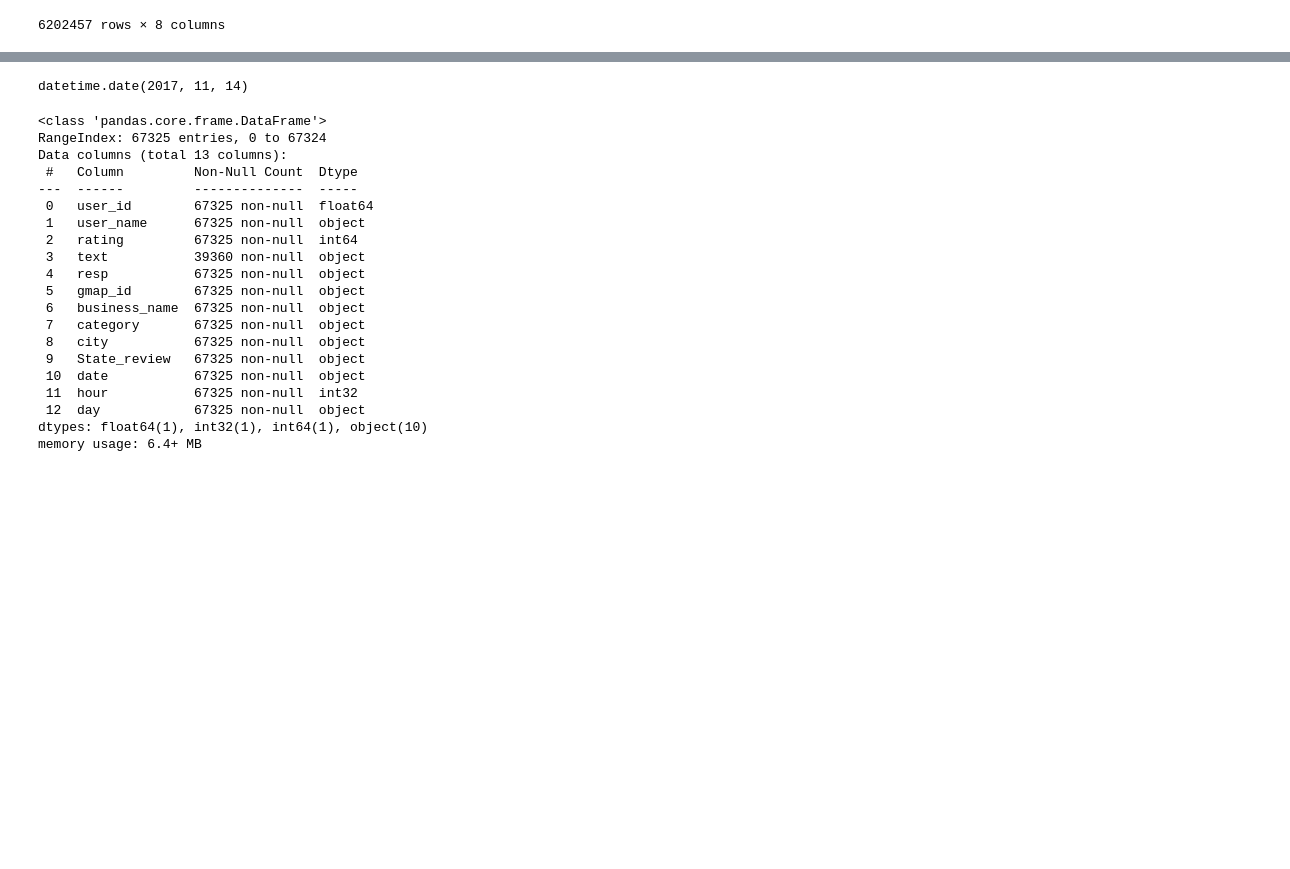
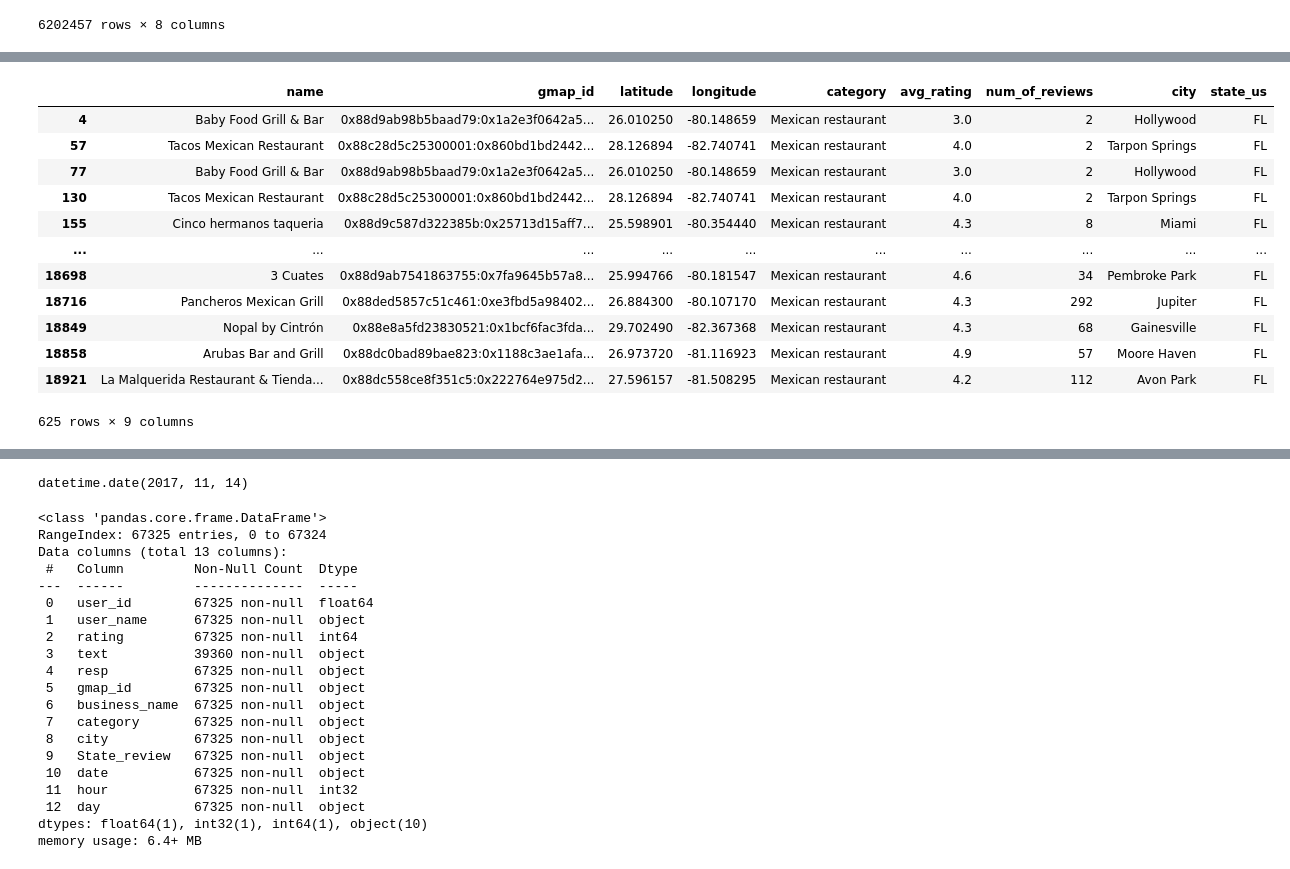
Before and after one commit to Agusherbo/ProyectoG4-Google_Yelp, a Jupyter notebook: Notebooks/ETL/Google.ipynb, the cells around one changed output, grey strips where cells are left out. Drawn from its saved outputs; the diff is of its cells as text; code cells hidden in the pictures; blank space fills up the shorter version.

```diff
--- a/Notebooks/ETL/Google.ipynb
+++ b/Notebooks/ETL/Google.ipynb
@@ -211,0 +228,2 @@ memory usage: 6.3+ MB
+# %%
+df_final = df_filtrado[df_filtrado['state_us'] == 'FL']
@@ -212,2 +246,18 @@ memory usage: 6.3+ MB
+# %%
+df_final
+# %% [output]
+|  | name | gmap_id | latitude | longitude | category | avg_rating | num_of_reviews | city | state_us |
+| 4 | Baby Food Grill & Bar | 0x88d9ab98b5baad79:0x1a2e3f0642a5... | 26.010250 | -80.148659 | Mexican restaurant | 3.0 | 2 | Hollywood | FL |
+| 57 | Tacos Mexican Restaurant | 0x88c28d5c25300001:0x860bd1bd2442... | 28.126894 | -82.740741 | Mexican restaurant | 4.0 | 2 | Tarpon Springs | FL |
+| 77 | Baby Food Grill & Bar | 0x88d9ab98b5baad79:0x1a2e3f0642a5... | 26.010250 | -80.148659 | Mexican restaurant | 3.0 | 2 | Hollywood | FL |
+| 130 | Tacos Mexican Restaurant | 0x88c28d5c25300001:0x860bd1bd2442... | 28.126894 | -82.740741 | Mexican restaurant | 4.0 | 2 | Tarpon Springs | FL |
+| 155 | Cinco hermanos taqueria | 0x88d9c587d322385b:0x25713d15aff7... | 25.598901 | -80.354440 | Mexican restaurant | 4.3 | 8 | Miami | FL |
+| ... | ... | ... | ... | ... | ... | ... | ... | ... | ... |
+| 18698 | 3 Cuates | 0x88d9ab7541863755:0x7fa9645b57a8... | 25.994766 | -80.181547 | Mexican restaurant | 4.6 | 34 | Pembroke Park | FL |
+| 18716 | Pancheros Mexican Grill | 0x88ded5857c51c461:0xe3fbd5a98402... | 26.884300 | -80.107170 | Mexican restaurant | 4.3 | 292 | Jupiter | FL |
+| 18849 | Nopal by Cintrón | 0x88e8a5fd23830521:0x1bcf6fac3fda... | 29.702490 | -82.367368 | Mexican restaurant | 4.3 | 68 | Gainesville | FL |
+| 18858 | Arubas Bar and Grill | 0x88dc0bad89bae823:0x1188c3ae1afa... | 26.973720 | -81.116923 | Mexican restaurant | 4.9 | 57 | Moore Haven | FL |
+| 18921 | La Malquerida Restaurant & Tienda... | 0x88dc558ce8f351c5:0x222764e975d2... | 27.596157 | -81.508295 | Mexican restaurant | 4.2 | 112 | Avon Park | FL |
+625 rows × 9 columns
 # %%
 # Exportamos el dataset en formato parquet
```
Also changed, not shown: parts of 16 cells of this notebook, 3 other files.
